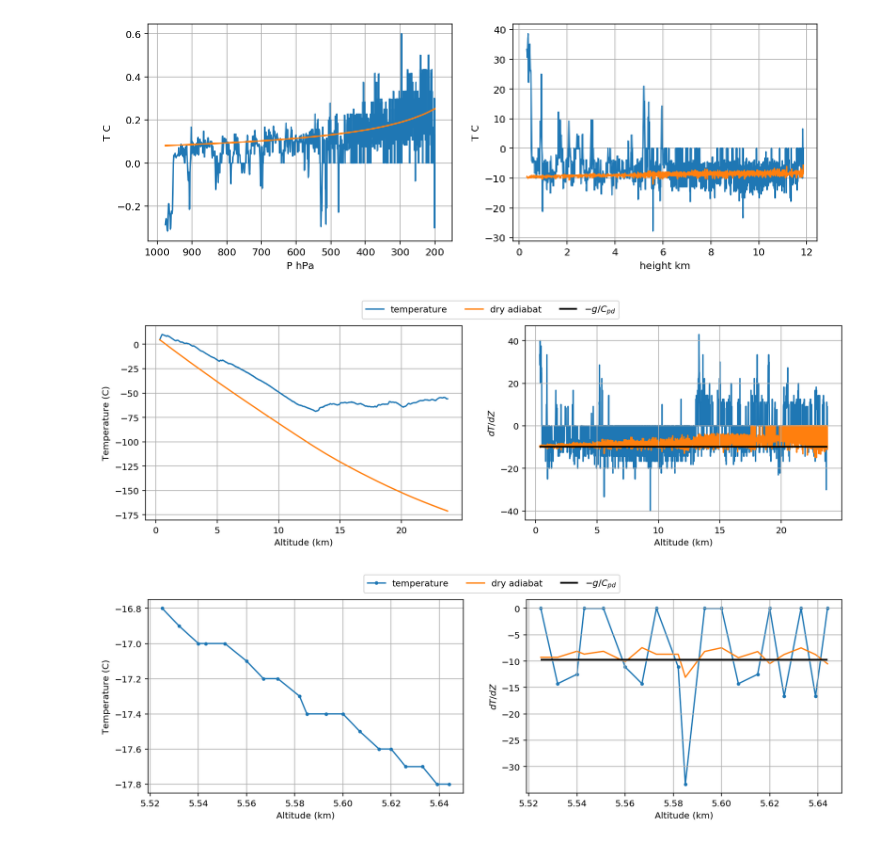
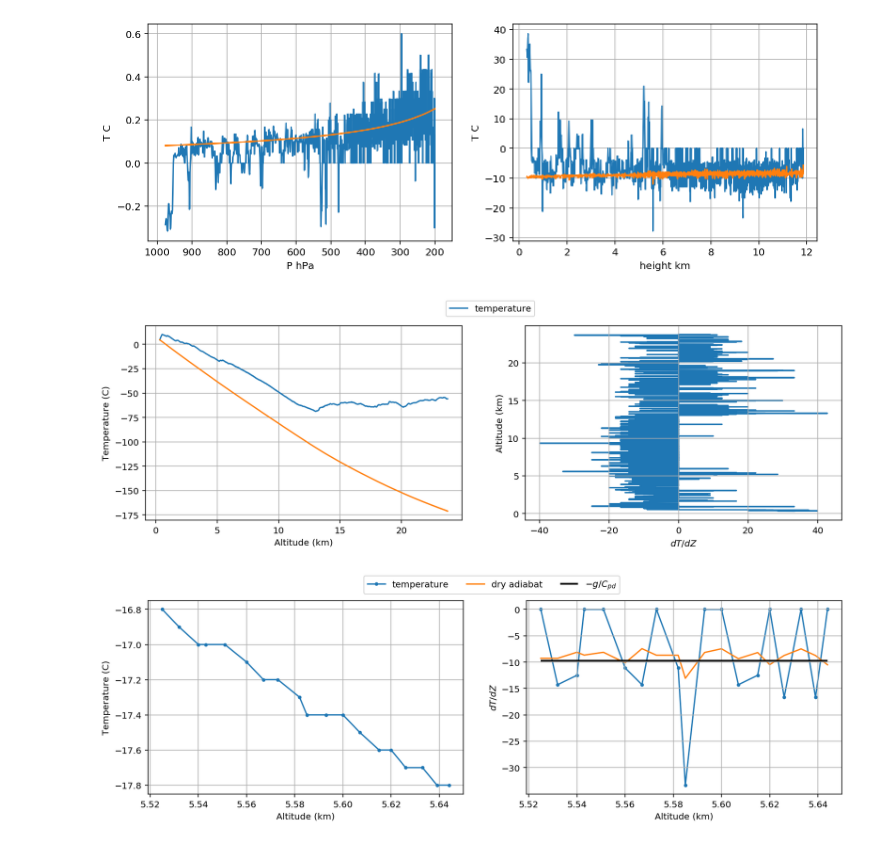
Before and after one commit to stockeh/cira-ml-soundings, a Jupyter notebook: notebooks/constraints.ipynb, the cells around one changed output. Saved outputs shown, nothing was run; the diff lists cells and outputs as text; code cells hidden in the pictures.

```diff
--- a/notebooks/constraints.ipynb
+++ b/notebooks/constraints.ipynb
@@ -143,39 +144,39 @@ lapse_prev = 0
 
 for alt_curr, t_curr, lapse_curr in zip(alt, t, dry_lapse):
     dT = t_curr - t_prev
     dZ = alt_curr - alt_prev
     deltas.append(dT/dZ)
 
     dTl = lapse_curr - lapse_prev
     deltas_lapse.append(dTl/dZ)
 
     alt_prev = alt_curr
     t_prev = t_curr
     lapse_prev = lapse_curr
 
 # deltas = deltas[::-1]
 # deltas_lapse = deltas_lapse[::-1]
 
 fig, axs = plt.subplots(1, 2, figsize=(14, 4))
 
 axs[0].plot(alt, t)
 axs[0].plot(alt, dry_lapse)
 axs[0].grid(True)
 axs[0].set_xlabel('Altitude (km)')
 axs[0].set_ylabel('Temperature (C)')
 
-axs[1].hlines(-9.76, alt[1:].min(), alt.max(), label='$-g/C_{pd}$', color='k', lw=2, zorder=2)
-axs[1].plot(alt[1:], deltas[1:], zorder=1, label='temperature')
-axs[1].plot(alt[1:], deltas_lapse[1:], zorder=1, label='dry adiabat')
-axs[1].set_xlabel('Altitude (km)')
-axs[1].set_ylabel('$dT/dZ$')
+# axs[1].hlines(-9.76, alt[1:].min(), alt.max(), label='$-g/C_{pd}$', color='k', lw=2, zorder=2)
+axs[1].plot(deltas[1:], alt[1:], zorder=1, label='temperature')
+# axs[1].plot(alt[1:], deltas_lapse[1:], zorder=1, label='dry adiabat')
+axs[1].set_ylabel('Altitude (km)')
+axs[1].set_xlabel('$dT/dZ$')
 axs[1].grid(True)
 axs.flatten()[-1].legend(loc='upper center', bbox_to_anchor=(-0.11, 1.15), ncol=3);
 
 plt.savefig('sgp-adiabat', dpi=300)
 plt.show();
 # %% [output]
-[figure, old version]
+[figure, new version]
 # %%
 window_s, window_e = 496, 515
 alt = alt[window_s:window_e]
```
Also changed, not shown: parts of 1 cell of this notebook, 2 other files.
